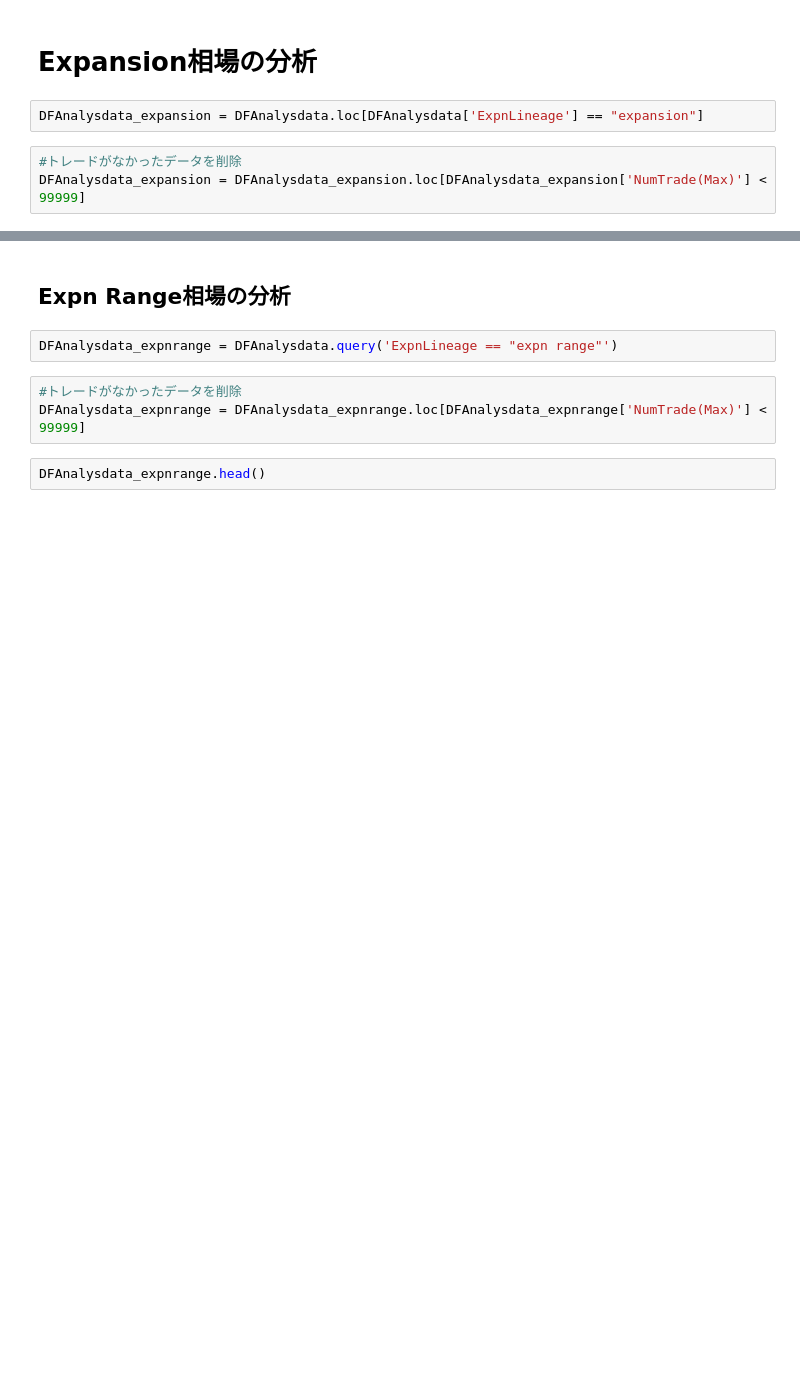
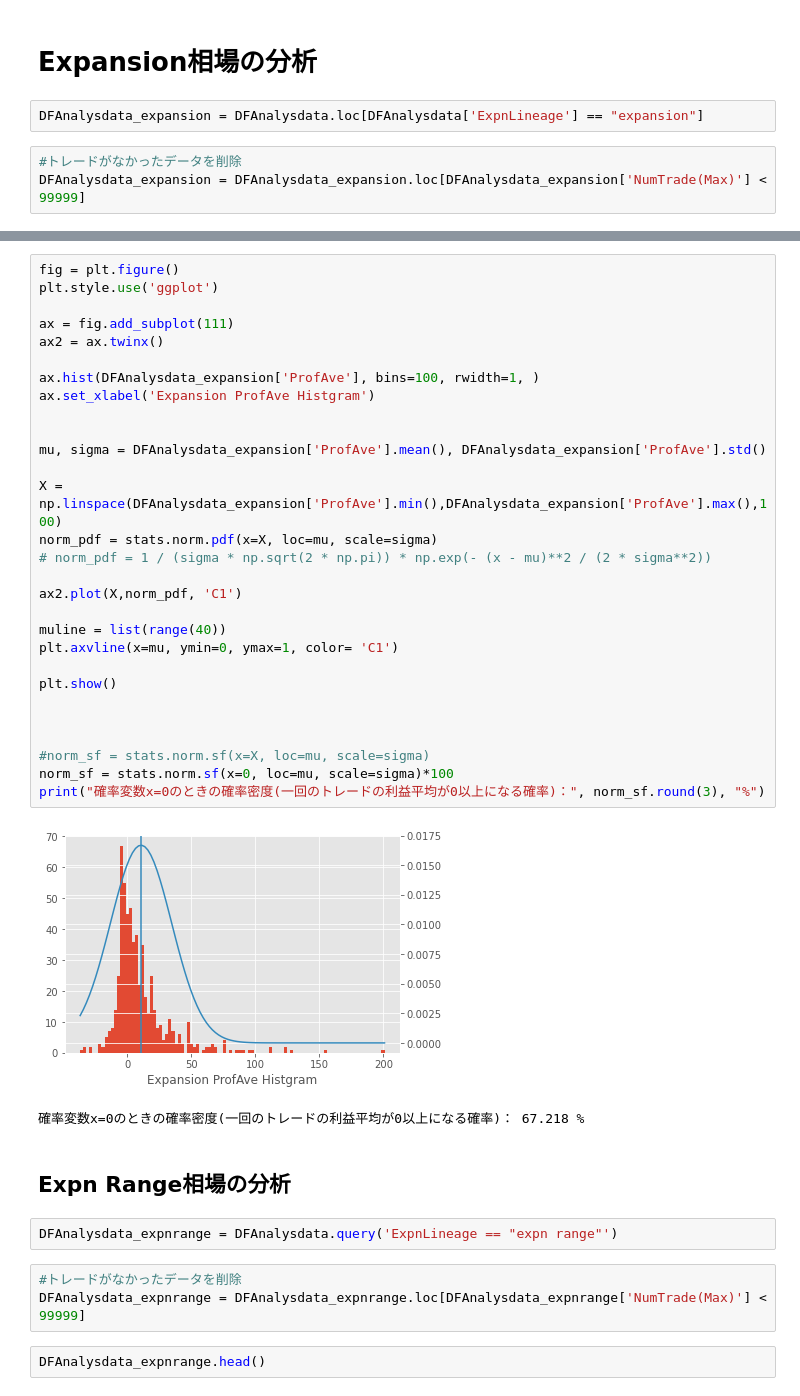
Before and after one commit to Jhosua-a/FXAnalysisData, a Jupyter notebook: MixBollinger.ipynb, the cells around one changed output, grey strips where cells are left out. Drawn from its saved outputs; the diff is of its cells as text; blank space fills up the shorter version.

```diff
--- a/MixBollinger.ipynb
+++ b/MixBollinger.ipynb
@@ -401,3 +470,35 @@ plt.show()
+# %%
+fig = plt.figure()
+plt.style.use('ggplot')
+
+ax = fig.add_subplot(111)
+ax2 = ax.twinx()
+
+ax.hist(DFAnalysdata_expansion['ProfAve'], bins=100, rwidth=1, )
+ax.set_xlabel('Expansion ProfAve Histgram')
+
+
+mu, sigma = DFAnalysdata_expansion['ProfAve'].mean(), DFAnalysdata_expansion['ProfAve'].std()
+
+X = np.linspace(DFAnalysdata_expansion['ProfAve'].min(),DFAnalysdata_expansion['ProfAve'].max(),100)
+norm_pdf = stats.norm.pdf(x=X, loc=mu, scale=sigma)
+# norm_pdf = 1 / (sigma * np.sqrt(2 * np.pi)) * np.exp(- (x - mu)**2 / (2 * sigma**2))
+
+ax2.plot(X,norm_pdf, 'C1')
+
+muline = list(range(40))
+plt.axvline(x=mu, ymin=0, ymax=1, color= 'C1')
+
+plt.show()
+
+
+
+#norm_sf = stats.norm.sf(x=X, loc=mu, scale=sigma)
+norm_sf = stats.norm.sf(x=0, loc=mu, scale=sigma)*100
+print("確率変数x=0のときの確率密度(一回のトレードの利益平均が0以上になる確率)：", norm_sf.round(3), "%")
+# %% [output]
+[figure, added]
+確率変数x=0のときの確率密度(一回のトレードの利益平均が0以上になる確率)： 67.218 %
 # %% [markdown]
 ## Expn Range相場の分析
 # %%
```
Also changed, not shown: parts of 14 cells of this notebook.
